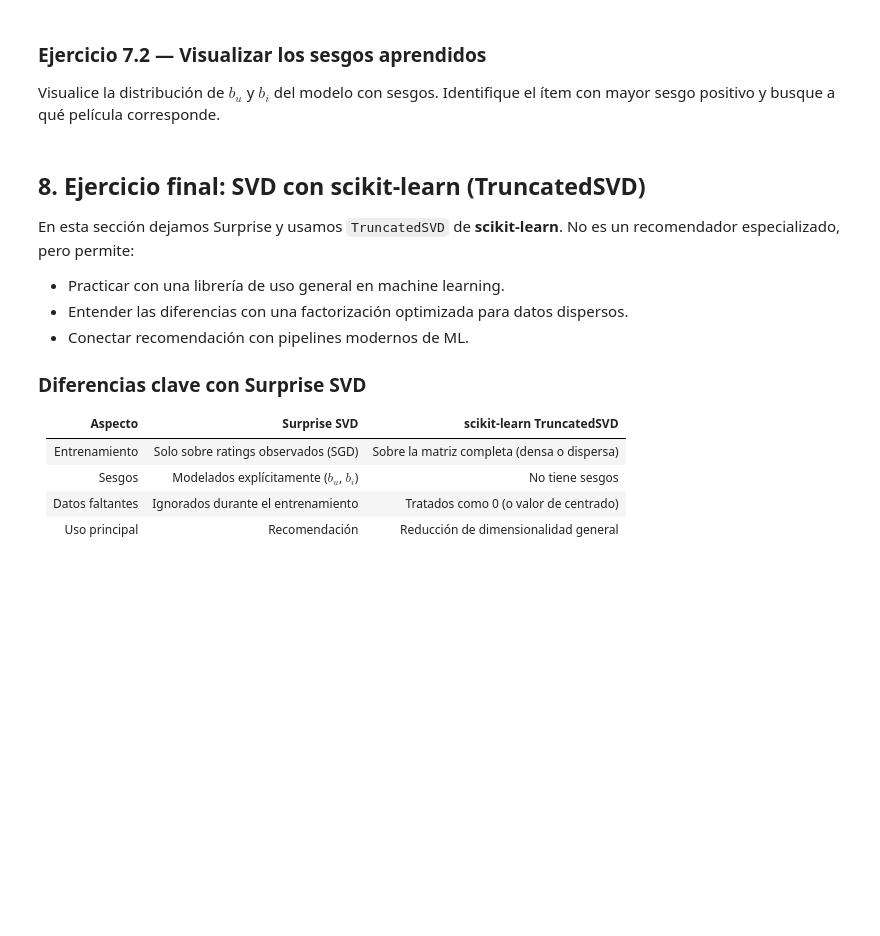
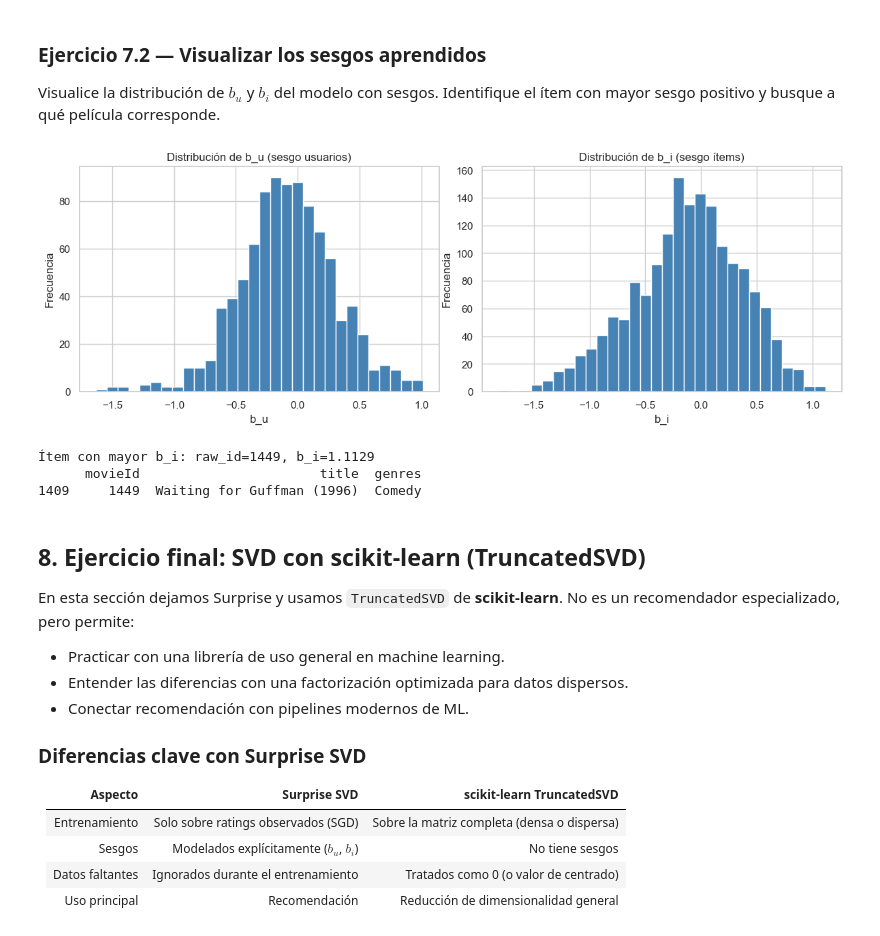
Before and after one commit to juanardila10/SistemasRecomendacion, a Jupyter notebook: MINE_4201_Laboratorio_3_V6.ipynb, the cells around one changed output. Saved outputs shown, nothing was run; the diff lists cells and outputs as text; code cells hidden in the pictures; blank space fills up the shorter version.

```diff
--- a/MINE_4201_Laboratorio_3_V6.ipynb
+++ b/MINE_4201_Laboratorio_3_V6.ipynb
@@ -514,7 +515,7 @@ Use la función `compute_rmse_triplet` para obtener el RMSE en los tres conjunto
 **Pregunta:** ¿Hay evidencia de sobreajuste? Justifique comparando los tres valores.
 # %%
 # TODO: Calcule el RMSE en los tres conjuntos
-metrics = ___
+metrics = compute_rmse_triplet(algo, train_known_ratings, validation_set, test_set)
 
 for name, val in metrics.items():
     print(f"{name:20s}: {val:.4f}")
@@ -553,9 +556,10 @@ for k in k_values:
             random_state=42,
         )
         # TODO: Entrene el modelo y guarde los resultados
-        ___
+        model.fit(trainset)
+        metrics = compute_rmse_triplet(model, train_known_ratings, validation_set, test_set)
         row = {"k": k, "reg_all": reg}
-        row.update(___)
+        row.update(metrics)
         rows.append(row)
 
 results_df = pd.DataFrame(rows)
@@ -609,7 +640,7 @@ Compare el RMSE en los tres conjuntos.
 algo_no_bias = SVD(
     n_factors=20,
     n_epochs=60,
-    biased=___,  # ¿Qué valor usar para desactivar sesgos?
+    biased=False,  # ¿Qué valor usar para desactivar sesgos?
     lr_all=0.005,
     reg_all=0.02,
     random_state=42,
@@ -629,18 +665,33 @@ Identifique el ítem con mayor sesgo positivo y busque a qué película correspo
 # %%
 # TODO: Visualice la distribución de sesgos bu y bi
 fig, axes = plt.subplots(1, 2, figsize=(12, 4))
 
 # TODO: Histograma de bu en axes[0]
 # TODO: Histograma de bi en axes[1]
 
 plt.tight_layout()
+axes[0].hist(bu, bins=30, color="steelblue", edgecolor="white")
+axes[0].set_title("Distribución de b_u (sesgo usuarios)")
+axes[0].set_xlabel("b_u")
+axes[0].set_ylabel("Frecuencia")
+
+axes[1].hist(bi, bins=30, color="steelblue", edgecolor="white")
+axes[1].set_title("Distribución de b_i (sesgo ítems)")
+axes[1].set_xlabel("b_i")
+axes[1].set_ylabel("Frecuencia")
+
 plt.show()
 
 # TODO: Encuentre la película con mayor sesgo positivo
-max_bias_inner = ___
+max_bias_inner = np.argmax(bi)
 max_bias_raw = trainset.to_raw_iid(max_bias_inner)
 print(f"Ítem con mayor b_i: raw_id={max_bias_raw}, b_i={bi[max_bias_inner]:.4f}")
 print(movies_df.loc[movies_df["movieId"] == max_bias_raw, ["movieId", "title", "genres"]])
+# %% [output]
+[figure, added]
+Ítem con mayor b_i: raw_id=1449, b_i=1.1129
+      movieId                       title  genres
+1409     1449  Waiting for Guffman (1996)  Comedy
 # %% [markdown]
 ## 8. Ejercicio final: SVD con scikit-learn (TruncatedSVD)
 
```
Also changed, not shown: parts of 9 cells of this notebook.
